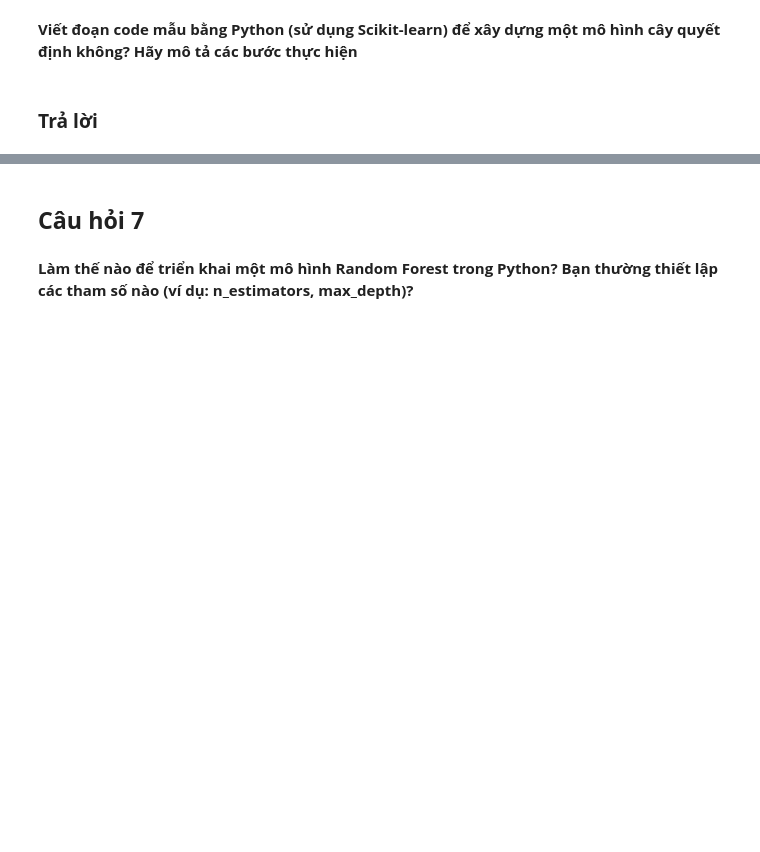
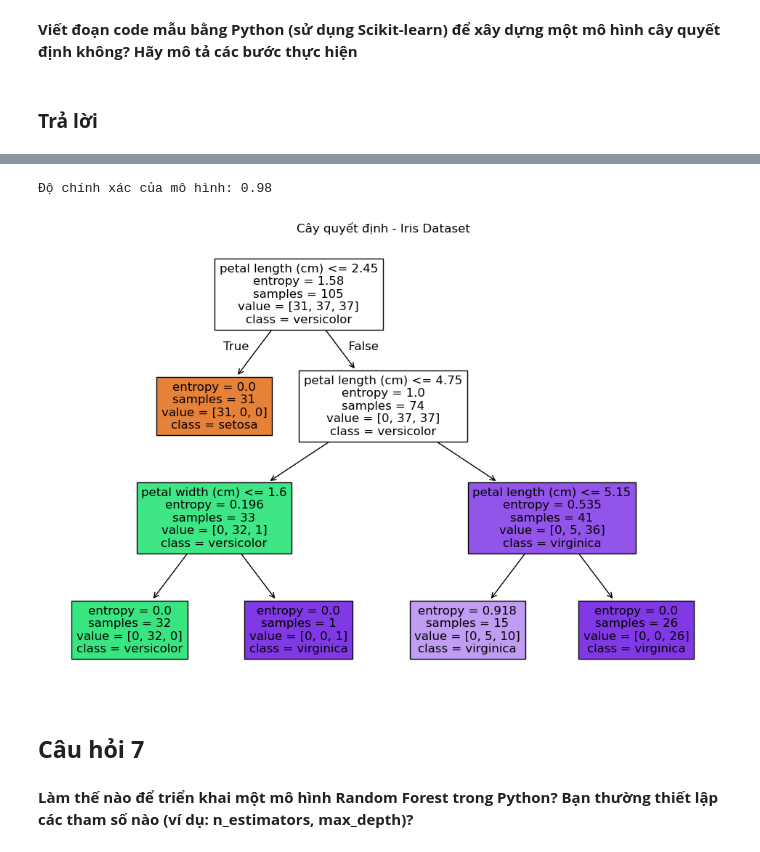
Before and after one commit to Hutramikha/Data_Analysis_SGU_2025_KHANG, a Jupyter notebook: Phân tích dữ liệu/practice/DA06_Baitoanphanlop/2.1 GIẢI THUẬT 1 CÂY QUYẾT ĐỊNH VÀ RỪNG CÂY/Ôn lý thuyết/Lythuyet21.ipynb, the cells around one changed output, grey strips where cells are left out. Saved outputs shown, nothing was run; the diff lists cells and outputs as text; code cells hidden in the pictures; blank space fills up the shorter version.

```diff
--- a/Phân tích dữ liệu/practice/DA06_Baitoanphanlop/2.1 GIẢI THUẬT 1 CÂY QUYẾT ĐỊNH VÀ RỪNG CÂY/Ôn lý thuyết/Lythuyet21.ipynb
+++ b/Phân tích dữ liệu/practice/DA06_Baitoanphanlop/2.1 GIẢI THUẬT 1 CÂY QUYẾT ĐỊNH VÀ RỪNG CÂY/Ôn lý thuyết/Lythuyet21.ipynb
@@ -44,3 +194,36 @@ không? Hãy mô tả các bước thực hiện**
+# %%
+# Bước 1: Import thư viện
+from sklearn.datasets import load_iris
+from sklearn.tree import DecisionTreeClassifier, plot_tree
+from sklearn.model_selection import train_test_split
+from sklearn.metrics import accuracy_score
+import matplotlib.pyplot as plt
+
+# Bước 2: Tải dữ liệu mẫu
+iris = load_iris()
+X = iris.data
+y = iris.target
+
+# Bước 3: Chia dữ liệu thành tập huấn luyện và kiểm tra
+X_train, X_test, y_train, y_test = train_test_split(X, y, test_size=0.3, random_state=42)
+
+# Bước 4: Khởi tạo và huấn luyện mô hình cây quyết định
+model = DecisionTreeClassifier(criterion='entropy', max_depth=3, random_state=42)
+model.fit(X_train, y_train)
+
+# Bước 5: Dự đoán và đánh giá
+y_pred = model.predict(X_test)
+accuracy = accuracy_score(y_test, y_pred)
+print(f"Độ chính xác của mô hình: {accuracy:.2f}")
+
+# Bước 6: Vẽ cây quyết định
+plt.figure(figsize=(12, 8))
+plot_tree(model, feature_names=iris.feature_names, class_names=iris.target_names, filled=True)
+plt.title("Cây quyết định - Iris Dataset")
+plt.show()
+# %% [output]
+Độ chính xác của mô hình: 0.98
+[figure, added]
 # %% [markdown]
 ## **Câu hỏi 7**
 # %% [markdown]
```
Also changed, not shown: parts of 33 cells of this notebook, 1 other file.
